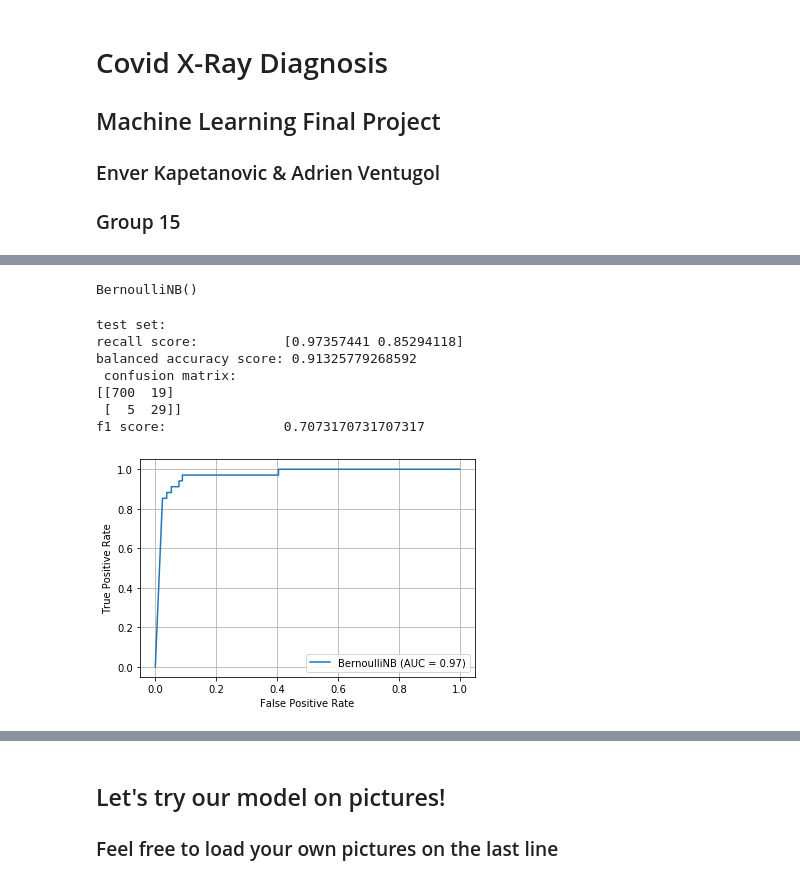
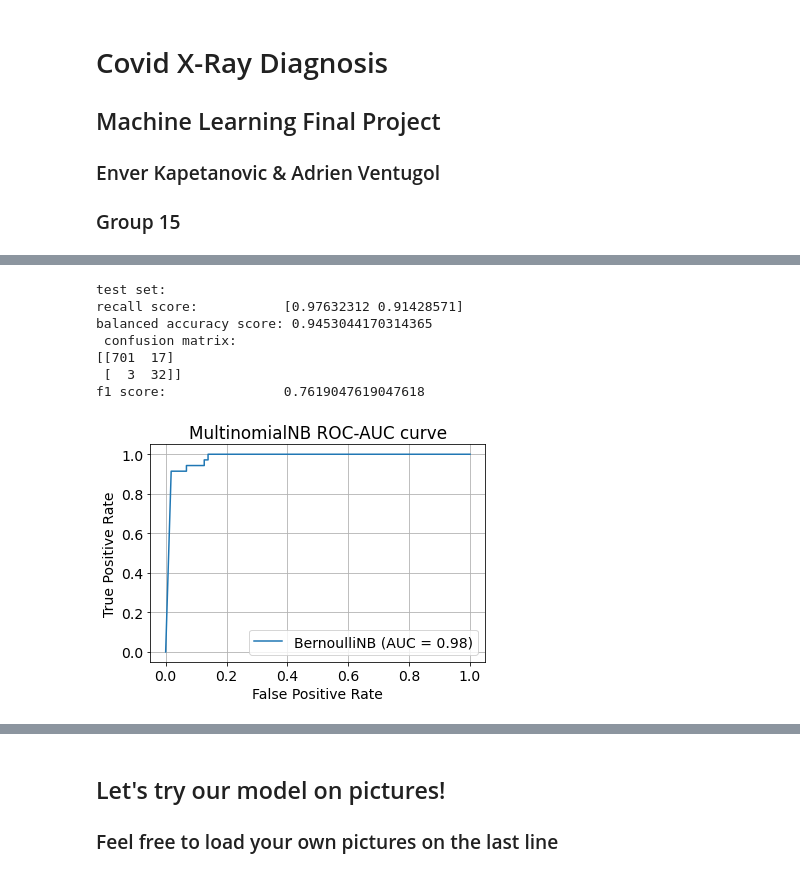
Before and after one commit to kapetanenver/MachineLearningProject, a Jupyter notebook: MLProjectAdrien.ipynb, the cells around one changed output, grey strips where cells are left out. Saved outputs shown, nothing was run; the diff lists cells and outputs as text; code cells hidden in the pictures.

```diff
--- a/MLProjectAdrien.ipynb
+++ b/MLProjectAdrien.ipynb
@@ -15,9 +16,8 @@ import sklearn
 import imblearn
 # %%
 #First import the paths of the pictures that we created with DataProcessor.ipynb
-paths,paths_org = None,None
-# Sort by covid result so we can compare the pixel distribution by test value
-paths = pd.read_csv("paths.csv").sort_values(by = "Test", ascending = False).reset_index(drop = True)
+paths = None
+paths = pd.read_csv("paths.csv")
 # %%
 #initiate the list we will use to first store the pixel data, then pass into the dataframe.
 pixel_data = []
@@ -121,0 +105,4 @@ y_train.hist()
+# %%
+#create dataframes to plot changes in distribution
+normalized_X = pd.DataFrame(data = X_train)
+normalized_y = pd.DataFrame(data = y_train)
@@ -122,37 +137,35 @@ y_train.hist()
 # %%
 from sklearn.naive_bayes import BernoulliNB
 import sklearn.metrics as sk_mtrx
+
+#train the model
+clf = BernoulliNB()
+clf.fit(normalized_X, y_train)
+y_score_test = clf.predict(X_test)
-# %%
-#train the model
-clf = BernoulliNB()
-clf.fit(X_train, y_train)
-# %% [output]
-BernoulliNB()
 # %%
-y_score_test = clf.predict(X_test)
+
 #metrics we are interested in
-av_prec = sk_mtrx.average_precision_score(y_test, y_score_test)
-
 #for this model we are particularly interested in maximizing recall at the detriment of precision
 recall = sk_mtrx.recall_score(y_test, y_score_test, average = None)
 bal_acc = sk_mtrx.balanced_accuracy_score(y_test,y_score_test)
 conf = sk_mtrx.confusion_matrix(y_test, y_score_test)
 f1 = sk_mtrx.f1_score(y_test, y_score_test)
 
 
 print("test set:")
 print(("recall score:\t\t{0}\nbalanced accuracy score: {1}\n confusion matrix:\n{2}\n"+
 "f1 score: \t\t{3}").format(recall, bal_acc, conf,f1))
 
 
 sk_mtrx.plot_roc_curve(clf, X_test, y_test)
+plt.title("MultinomialNB ROC-AUC curve")
 plt.grid()
 # %% [output]
 test set:
-recall score:           [0.97357441 0.85294118]
-balanced accuracy score: 0.91325779268592
+recall score:           [0.97632312 0.91428571]
+balanced accuracy score: 0.9453044170314365
  confusion matrix:
-[[700  19]
- [  5  29]]
-f1 score:               0.7073170731707317
+[[701  17]
+ [  3  32]]
+f1 score:               0.7619047619047618
-[figure, old version]
+[figure, new version]
```
Also changed, not shown: parts of 16 cells of this notebook, 1 other file.
